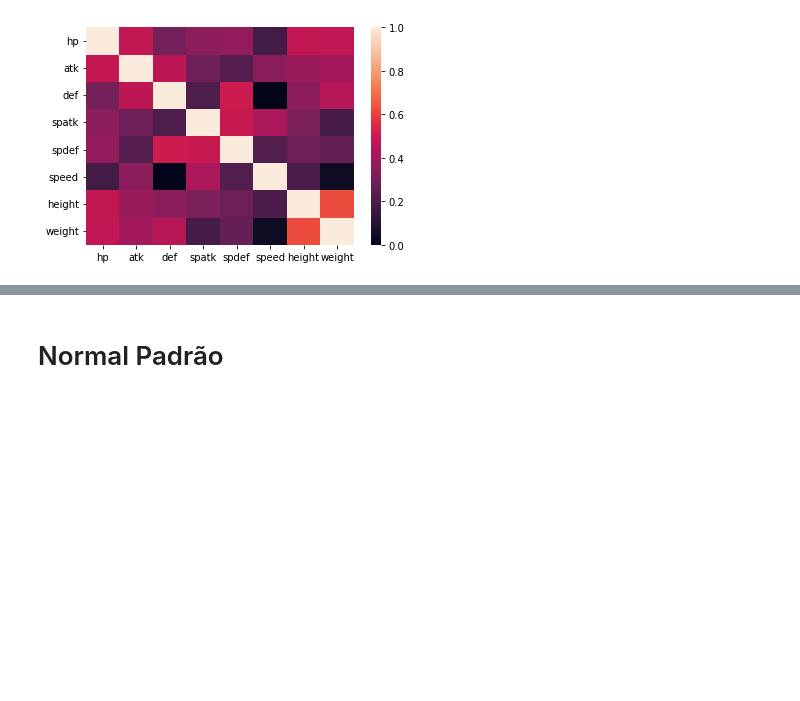
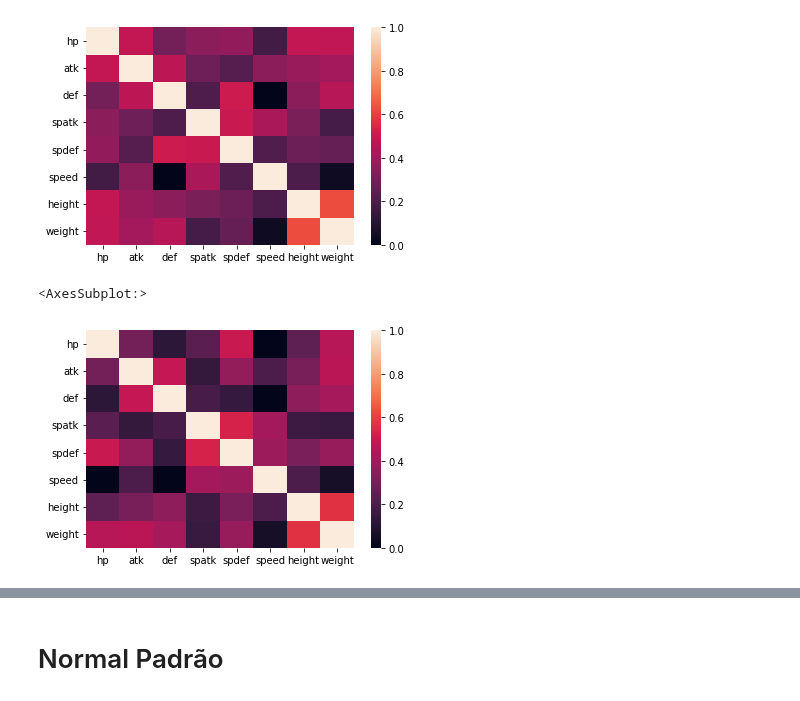
Before and after one commit to CaioCBCouto/Estatistica, a Jupyter notebook: ccbc.ipynb, the cells around one changed output, grey strips where cells are left out. Drawn from its saved outputs; the diff is of its cells as text; code cells hidden in the pictures; blank space fills up the shorter version.

```diff
--- a/ccbc.ipynb
+++ b/ccbc.ipynb
@@ -164,3 +180,8 @@ sns.heatmap(pkmn[['hp', 'atk', 'def', 'spatk', 'spdef', 'speed', 'height', 'weig
 # %% [output]
 <AxesSubplot:>
 [figure]
+# %%
+sns.heatmap((pkmn[pkmn.generation == 'generation-i'])[['hp', 'atk', 'def', 'spatk', 'spdef', 'speed', 'height', 'weight']].corr(), yticklabels=True, vmin=0, vmax=1)
+# %% [output]
+<AxesSubplot:>
+[figure, added]
```
Also changed, not shown: parts of 31 cells of this notebook, 2 other files.
